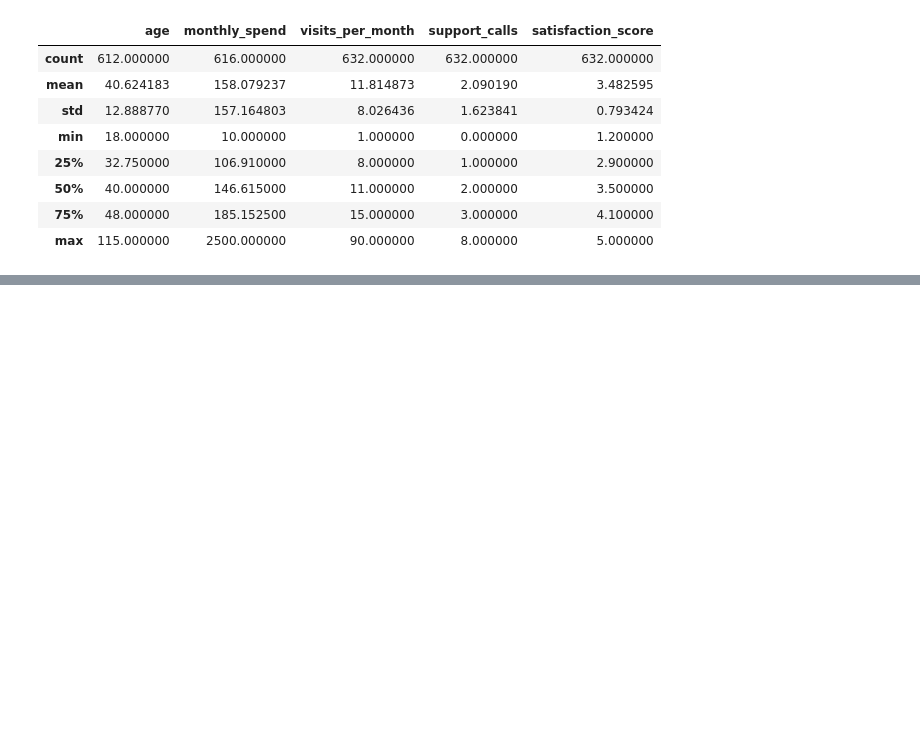
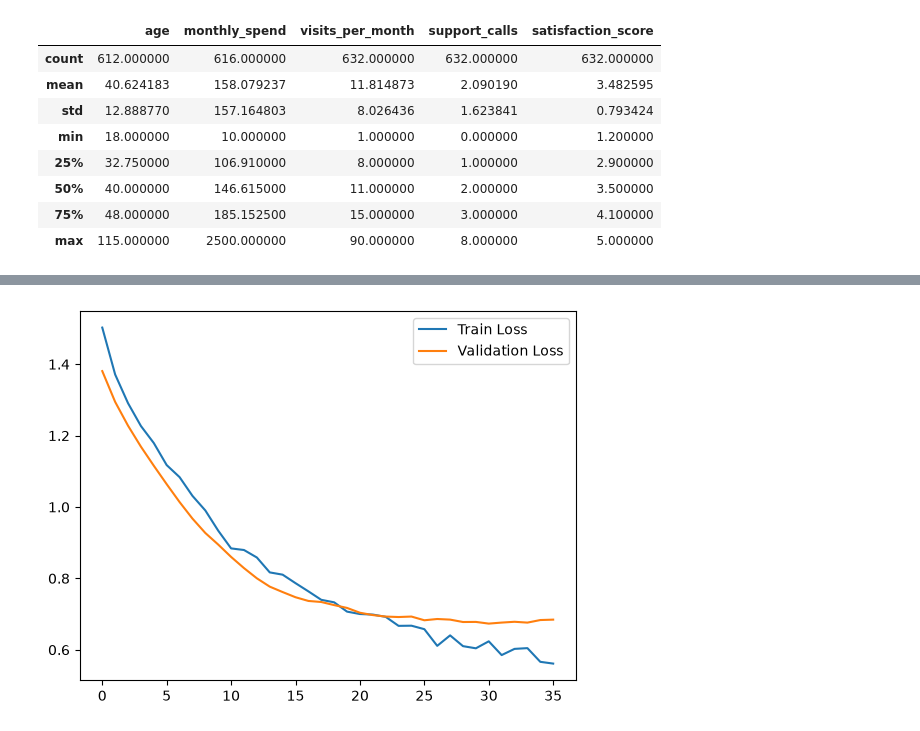
Before and after one commit to Lui-die-lui/aice-associate-study, a Jupyter notebook: DAY14/day14_onehot.ipynb, the cells around one changed output, grey strips where cells are left out. Drawn from its saved outputs; the diff is of its cells as text; code cells hidden in the pictures; blank space fills up the shorter version.

```diff
--- a/DAY14/day14_onehot.ipynb
+++ b/DAY14/day14_onehot.ipynb
@@ -71,0 +189,7 @@ df = df.drop_duplicates()
+# %%
+from sklearn.preprocessing import StandardScaler
+
+scaler = StandardScaler()
+
+x_train_scaled = scaler.fit_transform(x_train)
+x_test_scaled = scaler.transform(x_test)
@@ -71,0 +212,7 @@ df = df.drop_duplicates()
+# %%
+# 모델 컴파일
+model.compile(
+    optimizer='adam',
+    loss='categorical_crossentropy',
+    metrics=['accuracy']
+)
@@ -71,0 +221,19 @@ df = df.drop_duplicates()
+# %%
+# EarlyStopping
+from tensorflow.keras.callbacks import EarlyStopping
+
+early_stop = EarlyStopping(
+    monitor='val_loss',
+    patience=5,
+    restore_best_weights=True
+)
+# %%
+# 모델 학습
+history = model.fit(
+    x_train_scaled,
+    y_train,
+    epochs=50,
+    batch_size=32,
+    validation_split=0.2,
+    callbacks=[early_stop]
+)
@@ -71,0 +258,8 @@ df = df.drop_duplicates()
+# %%
+plt.plot(history.history['loss'], label='Train Loss')
+plt.plot(history.history['val_loss'], label='Validation Loss')
+
+plt.legend()
+plt.show()
+# %% [output]
+[figure, added]
```
Also changed, not shown: parts of 17 cells of this notebook, 3 other files.
